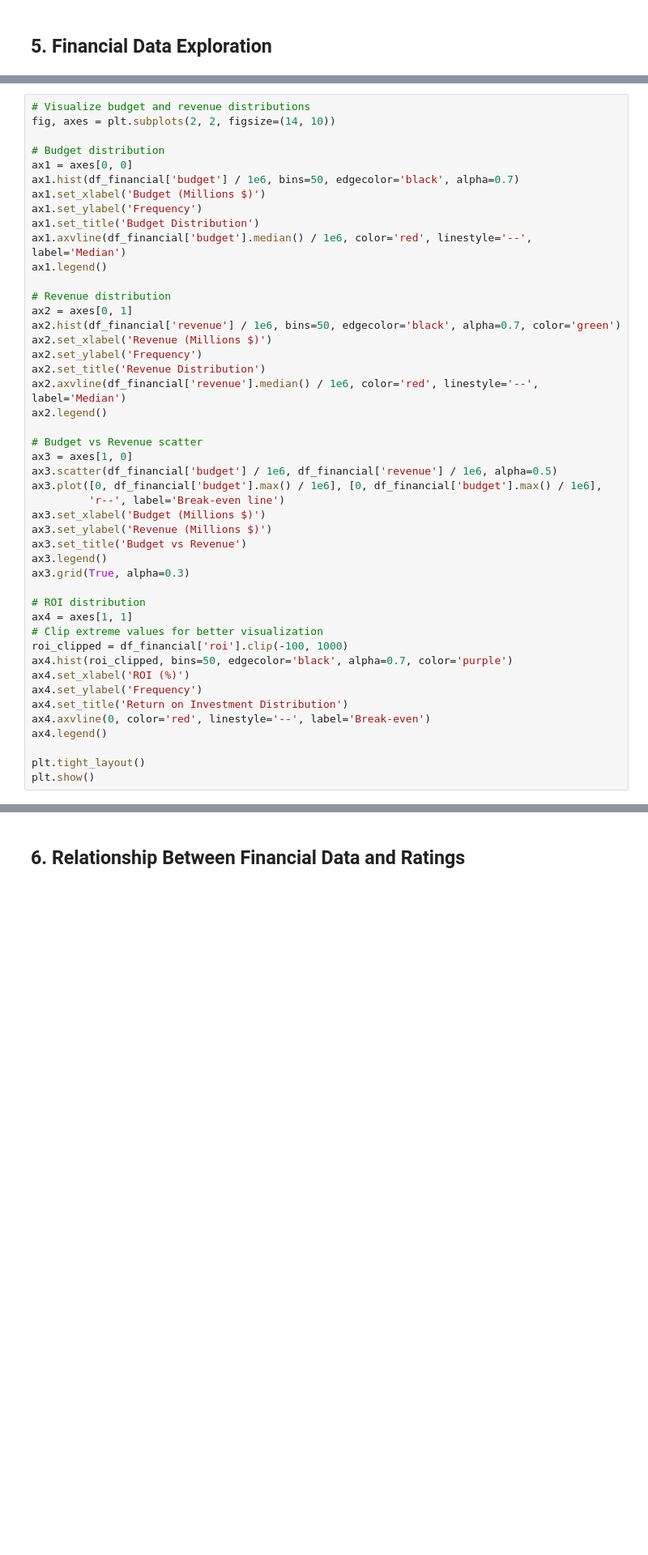
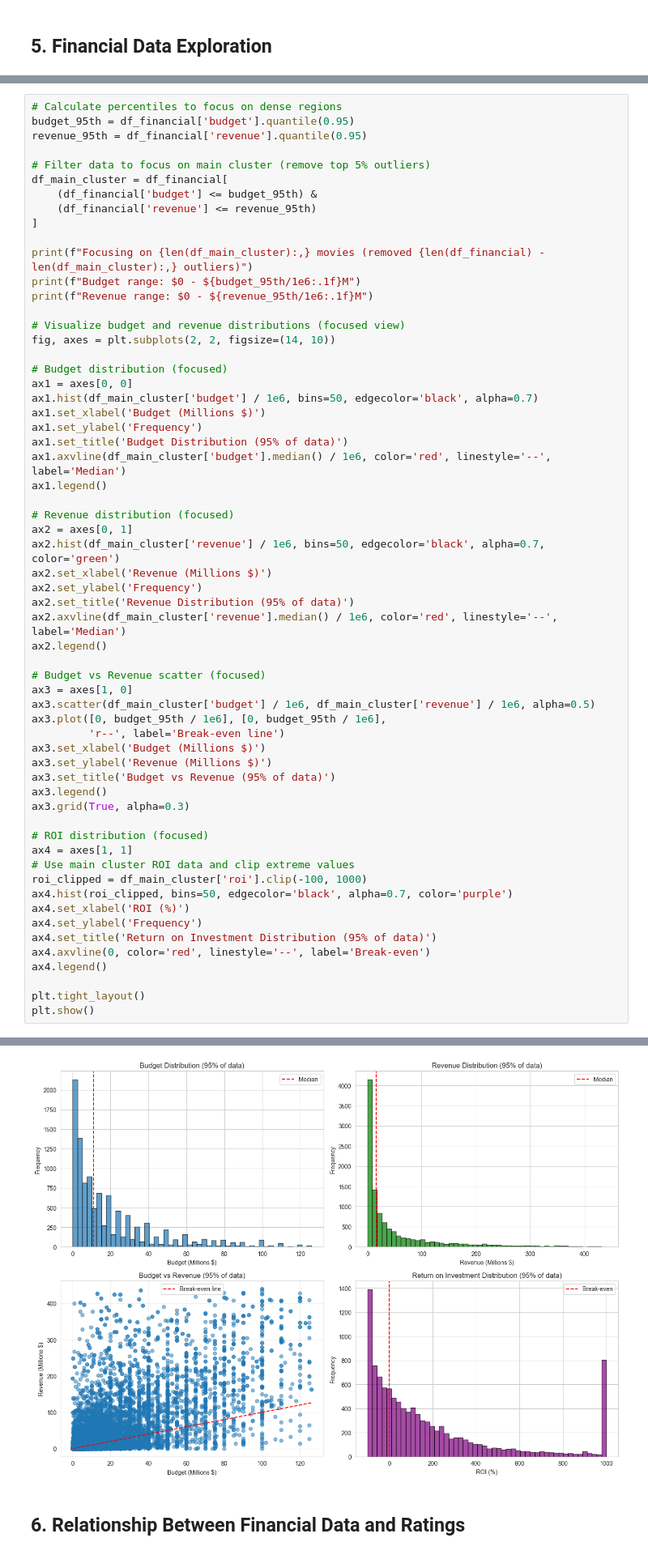
Before and after one commit to AfricanSwallow/movie-rating-predictor, a Jupyter notebook: notebooks/05_tmdb_financial_analysis.ipynb, the cells around one changed output, grey strips where cells are left out. Shown: that part at 81% size. Cells and saved outputs as stored; diff of their text form; blank space fills up the shorter version.

Commit message:
tmdb financial data

```diff
--- a/notebooks/05_tmdb_financial_analysis.ipynb
+++ b/notebooks/05_tmdb_financial_analysis.ipynb
@@ -241,46 +261,61 @@ print(f"   Median: {df_financial['roi'].median():.1f}%")
 # %%
-# Visualize budget and revenue distributions
+# Calculate percentiles to focus on dense regions
+budget_95th = df_financial['budget'].quantile(0.95)
+revenue_95th = df_financial['revenue'].quantile(0.95)
+
+# Filter data to focus on main cluster (remove top 5% outliers)
+df_main_cluster = df_financial[
+    (df_financial['budget'] <= budget_95th) &
+    (df_financial['revenue'] <= revenue_95th)
+]
+
+print(f"Focusing on {len(df_main_cluster):,} movies (removed {len(df_financial) - len(df_main_cluster):,} outliers)")
+print(f"Budget range: $0 - ${budget_95th/1e6:.1f}M")
+print(f"Revenue range: $0 - ${revenue_95th/1e6:.1f}M")
+
+# Visualize budget and revenue distributions (focused view)
 fig, axes = plt.subplots(2, 2, figsize=(14, 10))
 
-# Budget distribution
+# Budget distribution (focused)
 ax1 = axes[0, 0]
-ax1.hist(df_financial['budget'] / 1e6, bins=50, edgecolor='black', alpha=0.7)
+ax1.hist(df_main_cluster['budget'] / 1e6, bins=50, edgecolor='black', alpha=0.7)
 ax1.set_xlabel('Budget (Millions $)')
 ax1.set_ylabel('Frequency')
-ax1.set_title('Budget Distribution')
-ax1.axvline(df_financial['budget'].median() / 1e6, color='red', linestyle='--', label='Median')
+ax1.set_title('Budget Distribution (95% of data)')
+ax1.axvline(df_main_cluster['budget'].median() / 1e6, color='red', linestyle='--', label='Median')
 ax1.legend()
 
-# Revenue distribution
+# Revenue distribution (focused)
 ax2 = axes[0, 1]
-ax2.hist(df_financial['revenue'] / 1e6, bins=50, edgecolor='black', alpha=0.7, color='green')
+ax2.hist(df_main_cluster['revenue'] / 1e6, bins=50, edgecolor='black', alpha=0.7, color='green')
 ax2.set_xlabel('Revenue (Millions $)')
 ax2.set_ylabel('Frequency')
-ax2.set_title('Revenue Distribution')
-ax2.axvline(df_financial['revenue'].median() / 1e6, color='red', linestyle='--', label='Median')
+ax2.set_title('Revenue Distribution (95% of data)')
+ax2.axvline(df_main_cluster['revenue'].median() / 1e6, color='red', linestyle='--', label='Median')
 ax2.legend()
 
-# Budget vs Revenue scatter
+# Budget vs Revenue scatter (focused)
 ax3 = axes[1, 0]
-ax3.scatter(df_financial['budget'] / 1e6, df_financial['revenue'] / 1e6, alpha=0.5)
-ax3.plot([0, df_financial['budget'].max() / 1e6], [0, df_financial['budget'].max() / 1e6],
+ax3.scatter(df_main_cluster['budget'] / 1e6, df_main_cluster['revenue'] / 1e6, alpha=0.5)
+ax3.plot([0, budget_95th / 1e6], [0, budget_95th / 1e6],
          'r--', label='Break-even line')
 ax3.set_xlabel('Budget (Millions $)')
 ax3.set_ylabel('Revenue (Millions $)')
-ax3.set_title('Budget vs Revenue')
+ax3.set_title('Budget vs Revenue (95% of data)')
 ax3.legend()
 ax3.grid(True, alpha=0.3)
 
-# ROI distribution
+# ROI distribution (focused)
 ax4 = axes[1, 1]
-# Clip extreme values for better visualization
-roi_clipped = df_financial['roi'].clip(-100, 1000)
+# Use main cluster ROI data and clip extreme values
+roi_clipped = df_main_cluster['roi'].clip(-100, 1000)
 ax4.hist(roi_clipped, bins=50, edgecolor='black', alpha=0.7, color='purple')
 ax4.set_xlabel('ROI (%)')
 ax4.set_ylabel('Frequency')
-ax4.set_title('Return on Investment Distribution')
+ax4.set_title('Return on Investment Distribution (95% of data)')
 ax4.axvline(0, color='red', linestyle='--', label='Break-even')
 ax4.legend()
 
 plt.tight_layout()
 plt.show()
+# %% [output]
@@ -287,3 +325,4 @@ plt.show()
+[figure, added]
 # %% [markdown]
 ## 6. Relationship Between Financial Data and Ratings
 # %%
```
Also changed, not shown: parts of 13 cells of this notebook, 1 other file.
